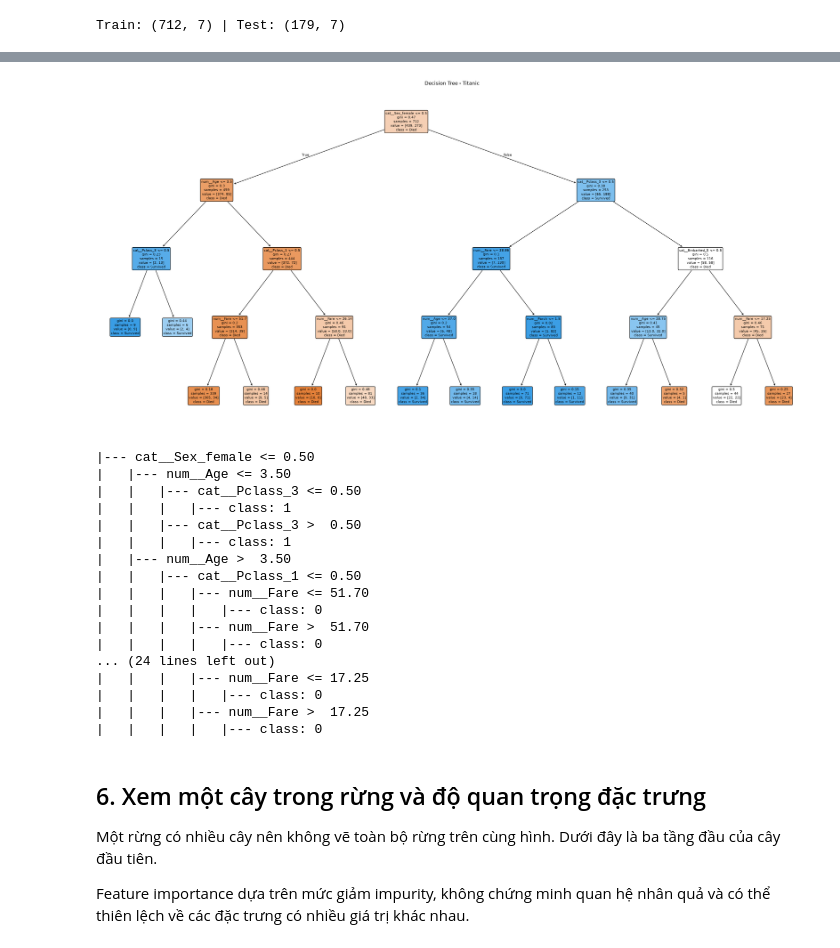
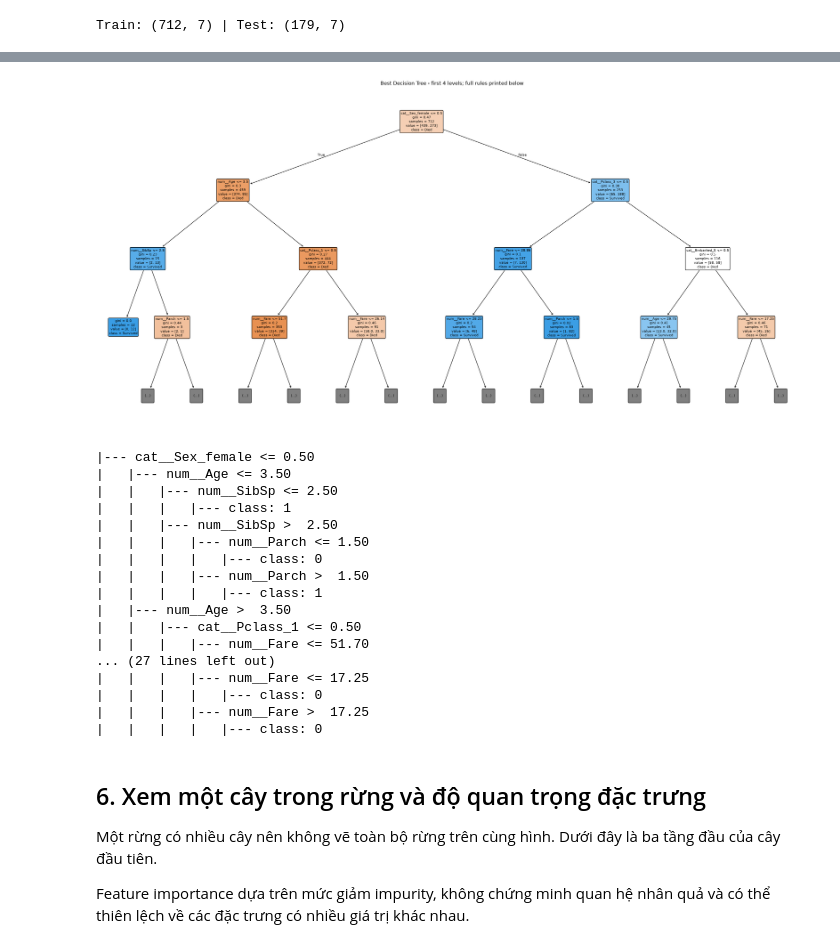
Before and after one commit to n3mchu4/Machine-Learning, a Jupyter notebook: kaggle/Titanic-EDA/src/main.ipynb, the cells around one changed output, grey strips where cells are left out. Drawn from its saved outputs; the diff is of its cells as text; code cells hidden in the pictures.

```diff
--- a/kaggle/Titanic-EDA/src/main.ipynb
+++ b/kaggle/Titanic-EDA/src/main.ipynb
@@ -122,0 +106,28 @@ Mô hình được chọn theo CV: Random Forest
+# %%
+cv = StratifiedKFold(n_splits=4, shuffle=True, random_state=RANDOM_STATE)
+dt_pipeline = Pipeline([
+    ('preprocess', clone(preprocessor)),
+    ('model', DecisionTreeClassifier(random_state=RANDOM_STATE))
+])
+rf_pipeline = Pipeline([
+    ('preprocess', clone(preprocessor)),
+    ('model', RandomForestClassifier(max_depth=3, n_jobs=-1, random_state=RANDOM_STATE))
+])
+searches = {
+    'Decision Tree': GridSearchCV(
+        dt_pipeline, {'model__max_depth': [1, 2, 4, 6, 8, 10, 12]},
+        scoring='roc_auc', cv=cv, refit=True, return_train_score=True,
+        n_jobs=1, error_score='raise'),
+    'Random Forest': GridSearchCV(
+        rf_pipeline, {'model__n_estimators': list(range(10, 110, 10))},
+        scoring='roc_auc', cv=cv, refit=True, return_train_score=True,
+        n_jobs=1, error_score='raise')
+}
+models, cv_results = {}, {}
+for name, search in searches.items():
+    search.fit(X_train, y_train)
+    models[name] = search.best_estimator_
+    cv_results[name] = search.best_score_
+    print(name, '| Tham số:', search.best_params_, '| CV ROC-AUC:', round(search.best_score_, 4))
+selected_name = max(cv_results, key=cv_results.get)
+print('Mô hình được chọn theo CV ROC-AUC:', selected_name)
@@ -186,29 +265,29 @@ Baseline đoán lớp phổ biến theo train: 0.6145251396648045
 # %%
 dt = models['Decision Tree']
 feature_names = dt.named_steps['preprocess'].get_feature_names_out()
 plt.figure(figsize=(24, 12))
 plot_tree(dt.named_steps['model'], feature_names=feature_names,
-          class_names=['Died', 'Survived'], filled=True, rounded=True,
+          class_names=['Died', 'Survived'], max_depth=3, filled=True, rounded=True,
           fontsize=8, precision=2)
-plt.title('Decision Tree - Titanic')
+plt.title('Best Decision Tree - first 4 levels; full rules printed below')
 plt.tight_layout()
 plt.show()
 print(export_text(dt.named_steps['model'], feature_names=list(feature_names)))
 # %% [output]
-[figure, old version]
+[figure, new version]
 |--- cat__Sex_female <= 0.50
 |   |--- num__Age <= 3.50
-|   |   |--- cat__Pclass_3 <= 0.50
+|   |   |--- num__SibSp <= 2.50
 |   |   |   |--- class: 1
-|   |   |--- cat__Pclass_3 >  0.50
-|   |   |   |--- class: 1
+|   |   |--- num__SibSp >  2.50
+|   |   |   |--- num__Parch <= 1.50
+|   |   |   |   |--- class: 0
+|   |   |   |--- num__Parch >  1.50
+|   |   |   |   |--- class: 1
 |   |--- num__Age >  3.50
 |   |   |--- cat__Pclass_1 <= 0.50
 |   |   |   |--- num__Fare <= 51.70
-|   |   |   |   |--- class: 0
-|   |   |   |--- num__Fare >  51.70
-|   |   |   |   |--- class: 0
-... (24 lines left out)
+... (27 lines left out)
 |   |   |   |--- num__Fare <= 17.25
 |   |   |   |   |--- class: 0
 |   |   |   |--- num__Fare >  17.25
```
Also changed, not shown: parts of 18 cells of this notebook, 3 other files.
